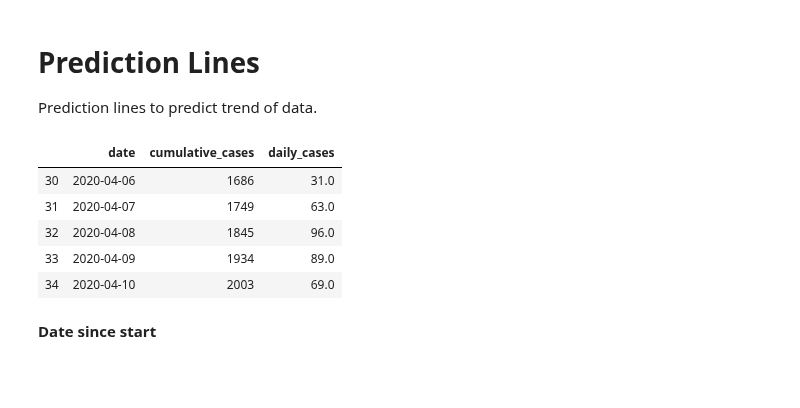
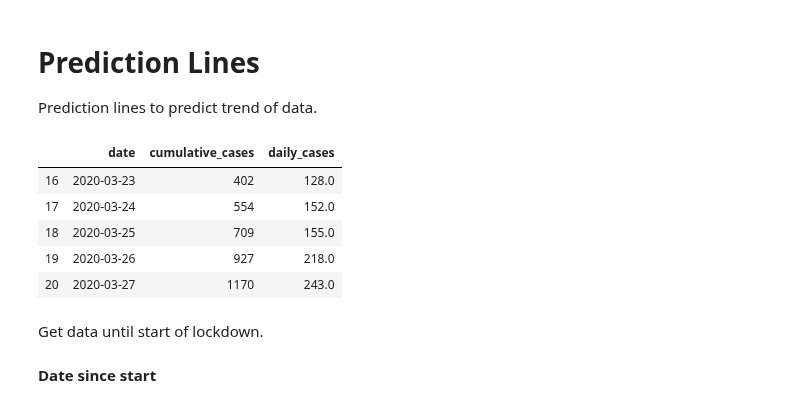
Before and after one commit to SimonRosen173/Covid19SAData, a Jupyter notebook: Predictions.ipynb, the cells around one changed output. Cells and saved outputs as stored; diff of their text form; code cells hidden in the pictures; blank space fills up the shorter version.

```diff
--- a/Predictions.ipynb
+++ b/Predictions.ipynb
@@ -23,16 +25,18 @@ from sklearn.svm import SVR
 # Annoying warning
 pd.options.mode.chained_assignment = None  # default='warn'
 # %%
-cumulative_confirmed = pd.read_csv("data/daily_cumulative_confirmed.csv")
+cumulative_confirmed = pd.read_csv("data/daily_cumulative_confirmed.csv").iloc[0:21]
 cumulative_confirmed['date'] = pd.to_datetime(cumulative_confirmed['date'], format='%Y-%m-%d')
 cumulative_confirmed.tail()
 # %% [output]
 |  | date | cumulative_cases | daily_cases |
-| 30 | 2020-04-06 | 1686 | 31.0 |
-| 31 | 2020-04-07 | 1749 | 63.0 |
-| 32 | 2020-04-08 | 1845 | 96.0 |
-| 33 | 2020-04-09 | 1934 | 89.0 |
-| 34 | 2020-04-10 | 2003 | 69.0 |
+| 16 | 2020-03-23 | 402 | 128.0 |
+| 17 | 2020-03-24 | 554 | 152.0 |
+| 18 | 2020-03-25 | 709 | 155.0 |
+| 19 | 2020-03-26 | 927 | 218.0 |
+| 20 | 2020-03-27 | 1170 | 243.0 |
+# %% [markdown]
+Get data until start of lockdown.
 # %% [markdown]
 **Date since start**
 # %%
```
Also changed, not shown: parts of 13 cells of this notebook, 28 other files.
